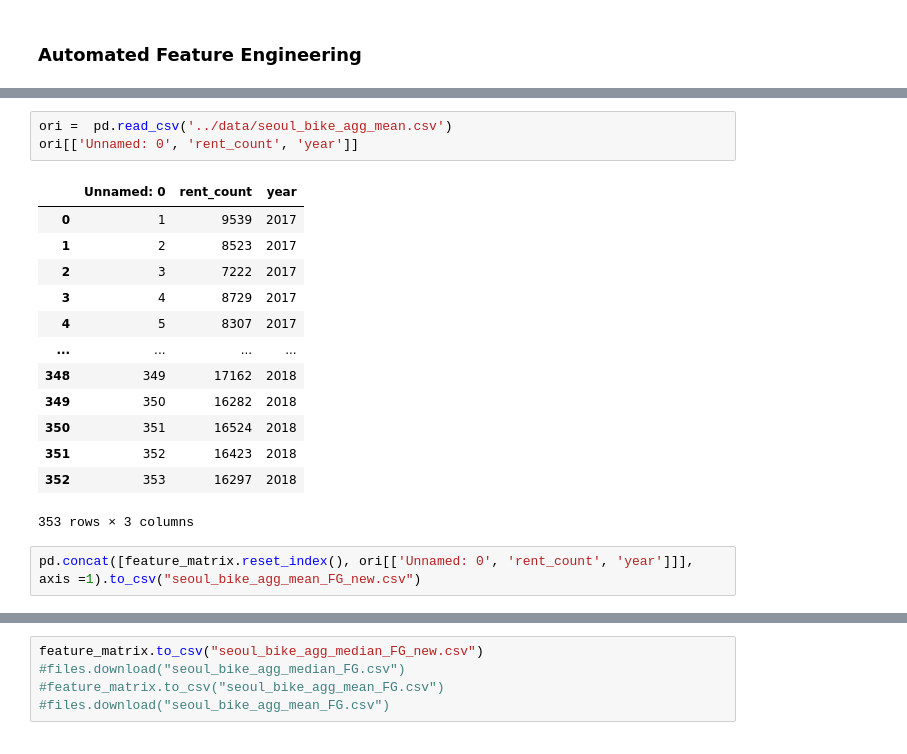
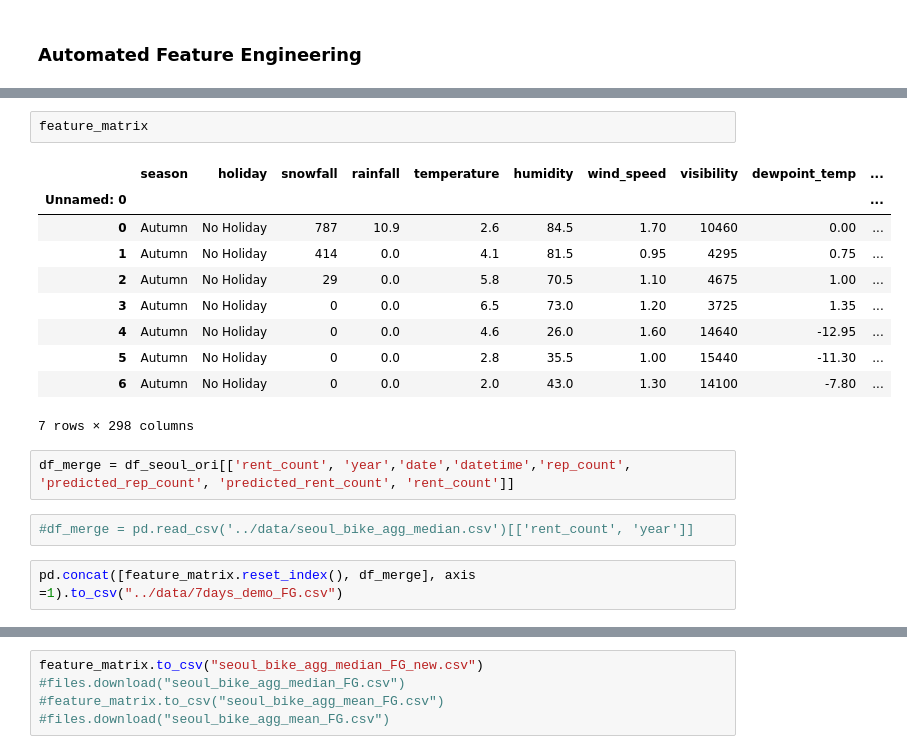
Before and after one commit to Jiian/seoulbike, a Jupyter notebook: feature_engineering/feature_engineering(automated)_leo.ipynb, the cells around one changed output, grey strips where cells are left out. Saved outputs shown, nothing was run; the diff lists cells and outputs as text.

```diff
--- a/feature_engineering/feature_engineering(automated)_leo.ipynb
+++ b/feature_engineering/feature_engineering(automated)_leo.ipynb
@@ -149,22 +162,22 @@ list(feature_matrix.columns)
  'Holiday.SUM(seoul_bike.temperature)',
  'Holiday.SUM(seoul_bike.visibility)',
  'Holiday.SUM(seoul_bike.wind_speed)']
+# %%
+feature_matrix
+# %% [output]
+|  | season | holiday | snowfall | rainfall | temperature | humidity | wind_speed | visibility | dewpoint_temp | ... |
+| Unnamed: 0 |  |  |  |  |  |  |  |  |  | ... |
+| 0 | Autumn | No Holiday | 787 | 10.9 | 2.6 | 84.5 | 1.70 | 10460 | 0.00 | ... |
+| 1 | Autumn | No Holiday | 414 | 0.0 | 4.1 | 81.5 | 0.95 | 4295 | 0.75 | ... |
+| 2 | Autumn | No Holiday | 29 | 0.0 | 5.8 | 70.5 | 1.10 | 4675 | 1.00 | ... |
+| 3 | Autumn | No Holiday | 0 | 0.0 | 6.5 | 73.0 | 1.20 | 3725 | 1.35 | ... |
+| 4 | Autumn | No Holiday | 0 | 0.0 | 4.6 | 26.0 | 1.60 | 14640 | -12.95 | ... |
+| 5 | Autumn | No Holiday | 0 | 0.0 | 2.8 | 35.5 | 1.00 | 15440 | -11.30 | ... |
+| 6 | Autumn | No Holiday | 0 | 0.0 | 2.0 | 43.0 | 1.30 | 14100 | -7.80 | ... |
+7 rows × 298 columns
 # %%
-ori =  pd.read_csv('../data/seoul_bike_agg_mean.csv')
-ori[['Unnamed: 0', 'rent_count', 'year']]
+df_merge = df_seoul_ori[['rent_count', 'year','date','datetime','rep_count', 'predicted_rep_count', 'predicted_rent_count', 'rent_count']]
-# %% [output]
-|  | Unnamed: 0 | rent_count | year |
-| 0 | 1 | 9539 | 2017 |
-| 1 | 2 | 8523 | 2017 |
-| 2 | 3 | 7222 | 2017 |
-| 3 | 4 | 8729 | 2017 |
-| 4 | 5 | 8307 | 2017 |
-| ... | ... | ... | ... |
-| 348 | 349 | 17162 | 2018 |
-| 349 | 350 | 16282 | 2018 |
-| 350 | 351 | 16524 | 2018 |
-| 351 | 352 | 16423 | 2018 |
-| 352 | 353 | 16297 | 2018 |
-353 rows × 3 columns
+# %%
+#df_merge = pd.read_csv('../data/seoul_bike_agg_median.csv')[['rent_count', 'year']]
 # %%
-pd.concat([feature_matrix.reset_index(), ori[['Unnamed: 0', 'rent_count', 'year']]], axis =1).to_csv("seoul_bike_agg_mean_FG_new.csv")
+pd.concat([feature_matrix.reset_index(), df_merge], axis =1).to_csv("../data/7days_demo_FG.csv")
```
Also changed, not shown: parts of 12 cells of this notebook, 3 other files.
